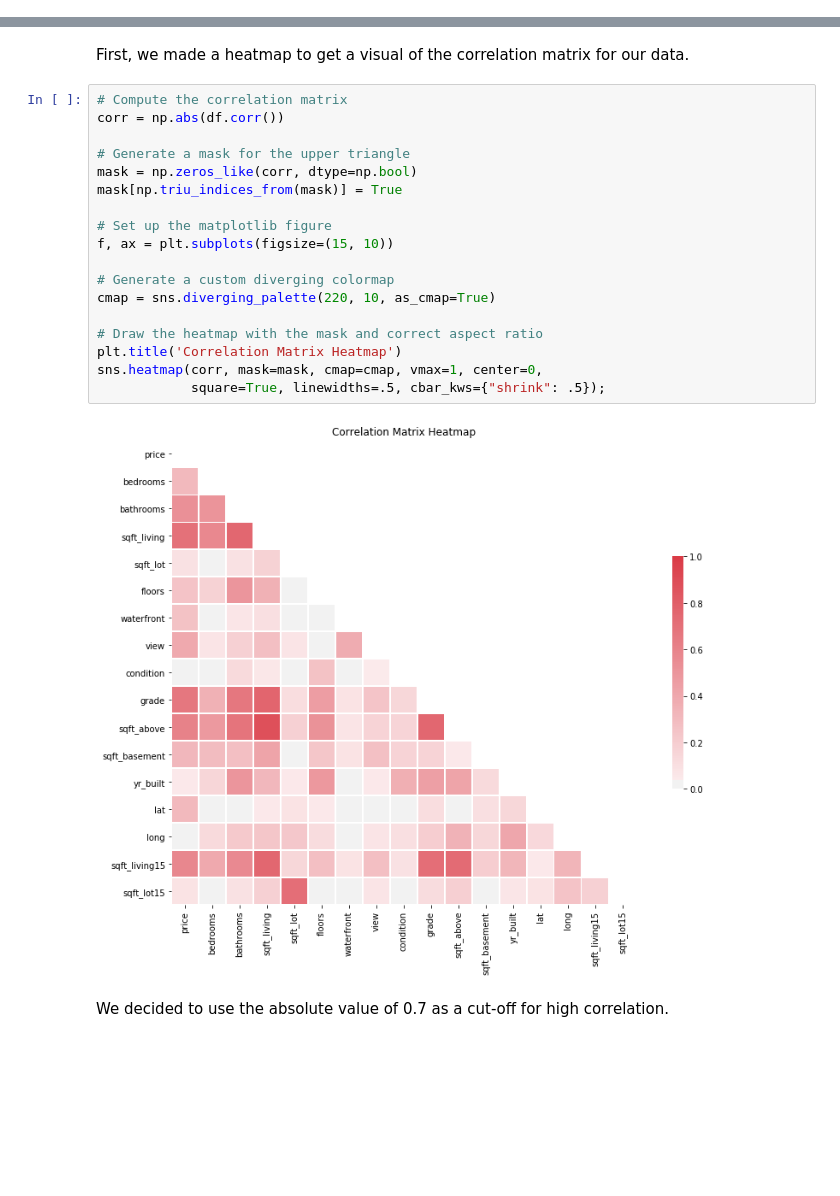
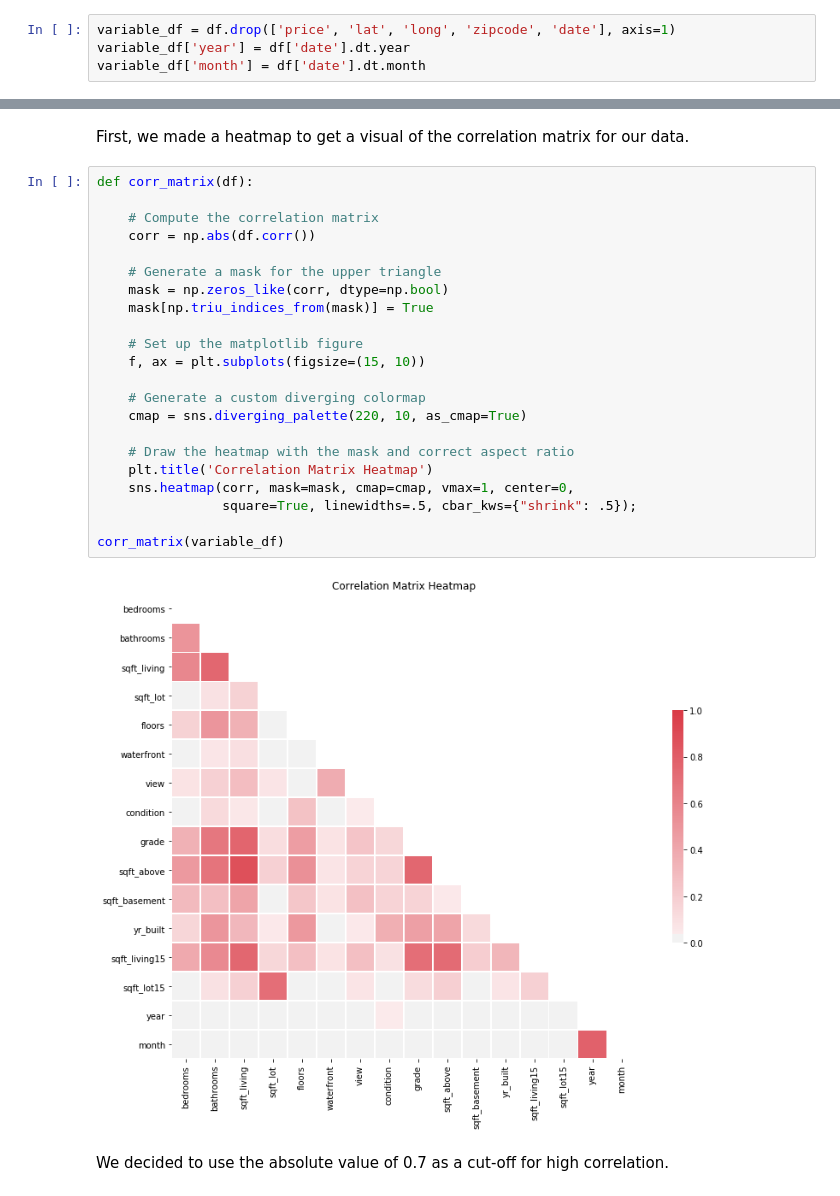
Before and after one commit to nkacoroski/dsc-1-final-project, a Jupyter notebook: king_county_housing_price_prediction_model.ipynb, the cells around one changed output, grey strips where cells are left out. Cells and saved outputs as stored; diff of their text form; blank space fills up the shorter version.

```diff
--- a/king_county_housing_price_prediction_model.ipynb
+++ b/king_county_housing_price_prediction_model.ipynb
@@ -354,0 +354,4 @@ dtype('<M8[ns]')
+# %%
+variable_df = df.drop(['price', 'lat', 'long', 'zipcode', 'date'], axis=1)
+variable_df['year'] = df['date'].dt.year
+variable_df['month'] = df['date'].dt.month
@@ -357,25 +380,29 @@ dtype('<M8[ns]')
 # %% [markdown]
 First, we made a heatmap to get a visual of the correlation matrix for our data.
 # %%
-# Compute the correlation matrix
-corr = np.abs(df.corr())
+def corr_matrix(df):
 
-# Generate a mask for the upper triangle
-mask = np.zeros_like(corr, dtype=np.bool)
-mask[np.triu_indices_from(mask)] = True
+    # Compute the correlation matrix
+    corr = np.abs(df.corr())
 
-# Set up the matplotlib figure
-f, ax = plt.subplots(figsize=(15, 10))
+    # Generate a mask for the upper triangle
+    mask = np.zeros_like(corr, dtype=np.bool)
+    mask[np.triu_indices_from(mask)] = True
 
-# Generate a custom diverging colormap
-cmap = sns.diverging_palette(220, 10, as_cmap=True)
+    # Set up the matplotlib figure
+    f, ax = plt.subplots(figsize=(15, 10))
 
-# Draw the heatmap with the mask and correct aspect ratio
-plt.title('Correlation Matrix Heatmap')
-sns.heatmap(corr, mask=mask, cmap=cmap, vmax=1, center=0,
-            square=True, linewidths=.5, cbar_kws={"shrink": .5});
+    # Generate a custom diverging colormap
+    cmap = sns.diverging_palette(220, 10, as_cmap=True)
+
+    # Draw the heatmap with the mask and correct aspect ratio
+    plt.title('Correlation Matrix Heatmap')
+    sns.heatmap(corr, mask=mask, cmap=cmap, vmax=1, center=0,
+                square=True, linewidths=.5, cbar_kws={"shrink": .5});
+
+corr_matrix(variable_df)
 # %% [output]
-[figure, old version]
+[figure, new version]
 # %% [markdown]
 We decided to use the absolute value of 0.7 as a cut-off for high correlation.
 # %%
```
Also changed, not shown: parts of 13 cells of this notebook.
